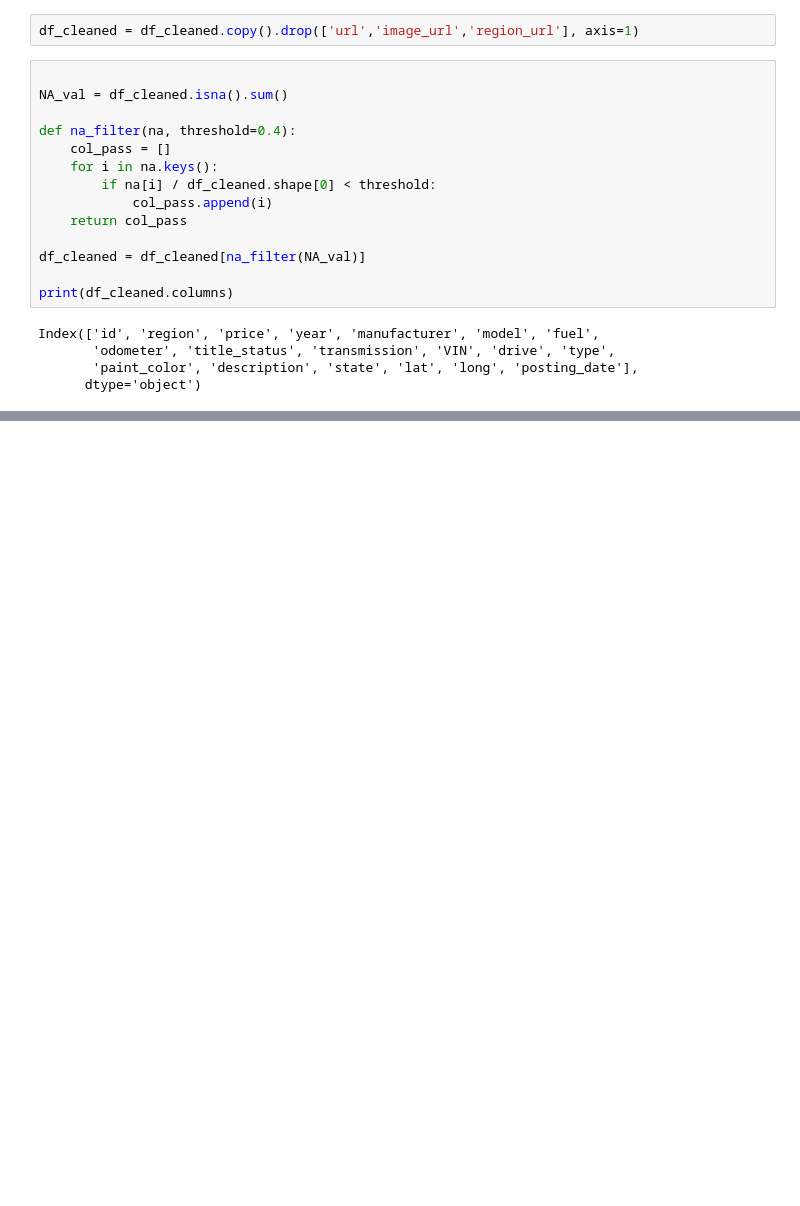
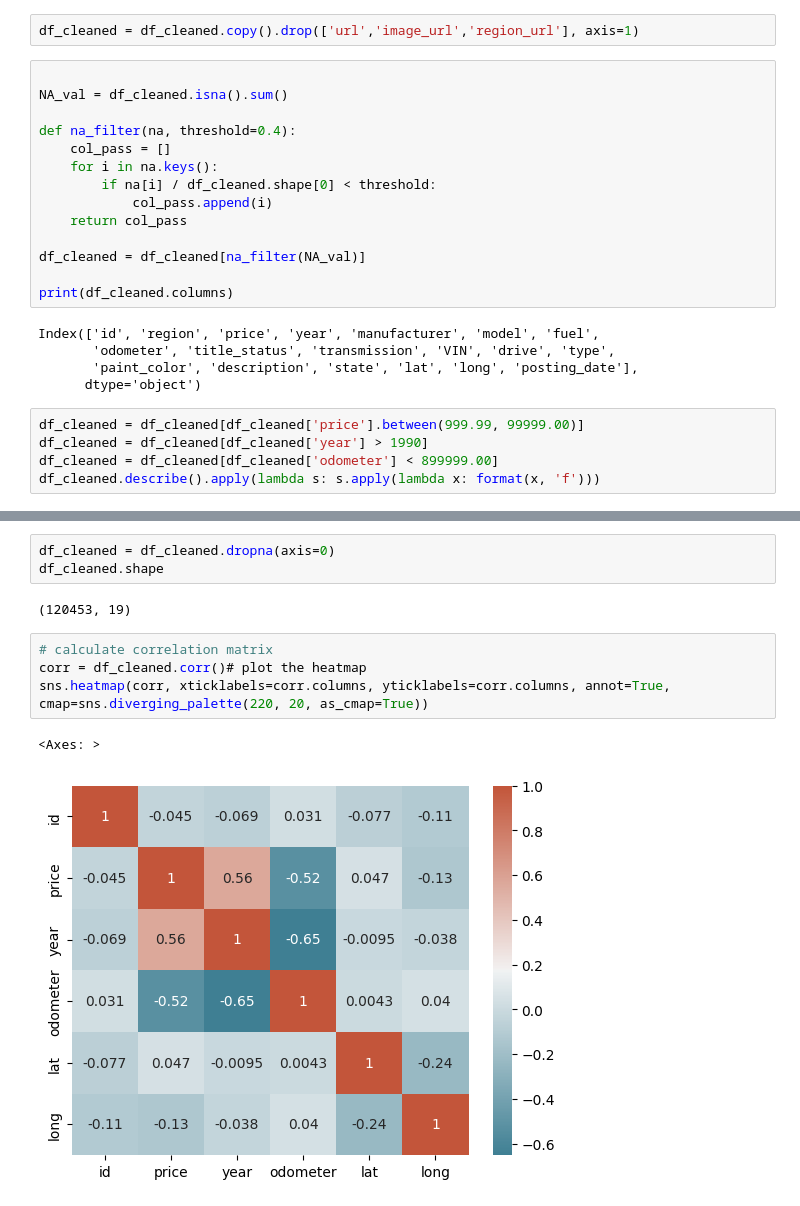
Before and after one commit to fpabi/Tareas, a Jupyter notebook: Tarea_12.ipynb, the cells around one changed output, grey strips where cells are left out. Saved outputs shown, nothing was run; the diff lists cells and outputs as text; blank space fills up the shorter version.

```diff
--- a/Tarea_12.ipynb
+++ b/Tarea_12.ipynb
@@ -120,3 +120,8 @@ Index(['id', 'region', 'price', 'year', 'manufacturer', 'model', 'fuel',
        'odometer', 'title_status', 'transmission', 'VIN', 'drive', 'type',
        'paint_color', 'description', 'state', 'lat', 'long', 'posting_date'],
       dtype='object')
+# %%
+df_cleaned = df_cleaned[df_cleaned['price'].between(999.99, 99999.00)]
+df_cleaned = df_cleaned[df_cleaned['year'] > 1990]
+df_cleaned = df_cleaned[df_cleaned['odometer'] < 899999.00]
+df_cleaned.describe().apply(lambda s: s.apply(lambda x: format(x, 'f')))
@@ -122,0 +138,12 @@ Index(['id', 'region', 'price', 'year', 'manufacturer', 'model', 'fuel',
+# %%
+df_cleaned = df_cleaned.dropna(axis=0)
+df_cleaned.shape
+# %% [output]
+(120453, 19)
+# %%
+# calculate correlation matrix
+corr = df_cleaned.corr()# plot the heatmap
+sns.heatmap(corr, xticklabels=corr.columns, yticklabels=corr.columns, annot=True, cmap=sns.diverging_palette(220, 20, as_cmap=True))
+# %% [output]
+<Axes: >
+[figure, added]
```
Also changed, not shown: parts of 1 cell of this notebook.
